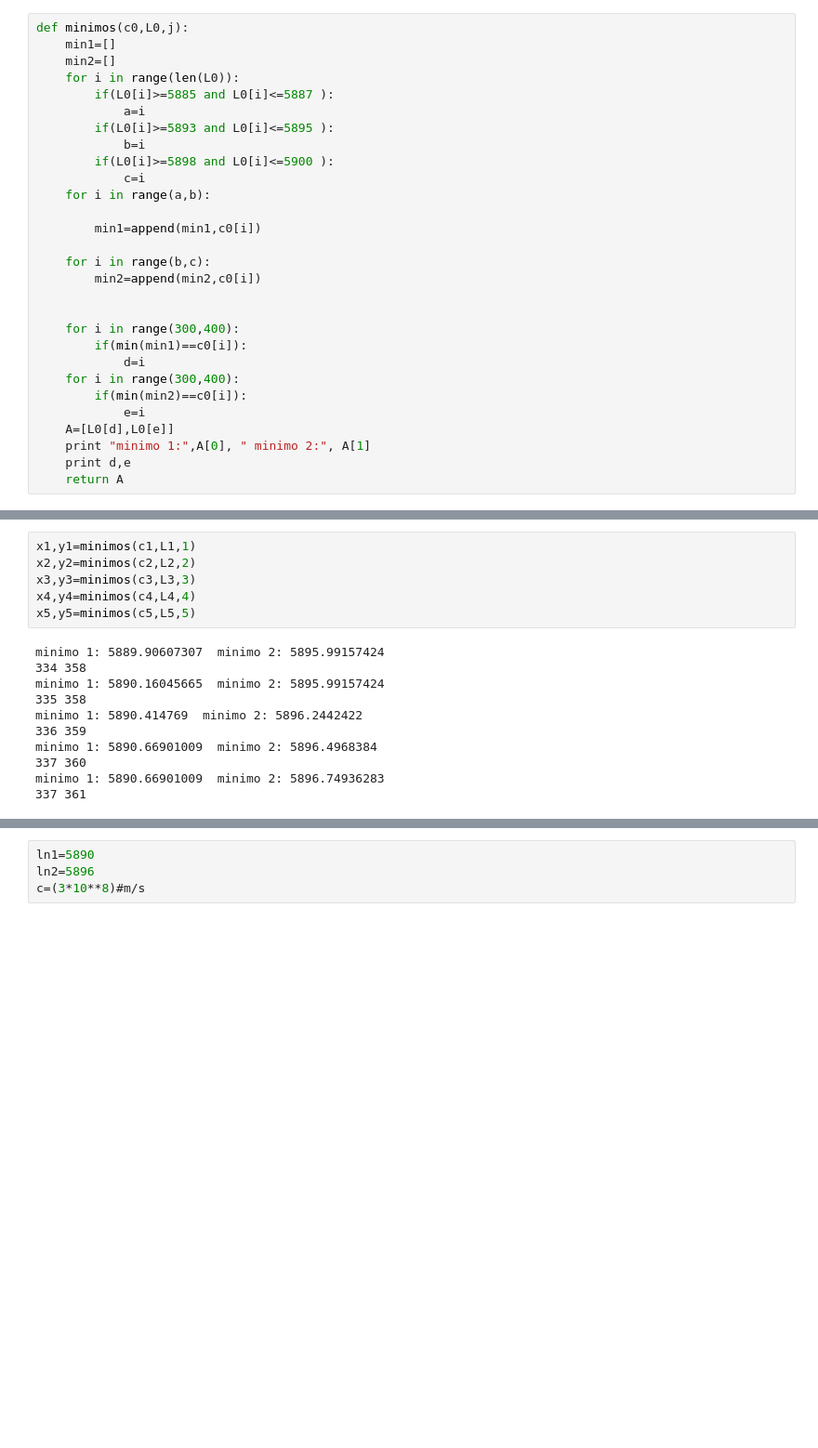
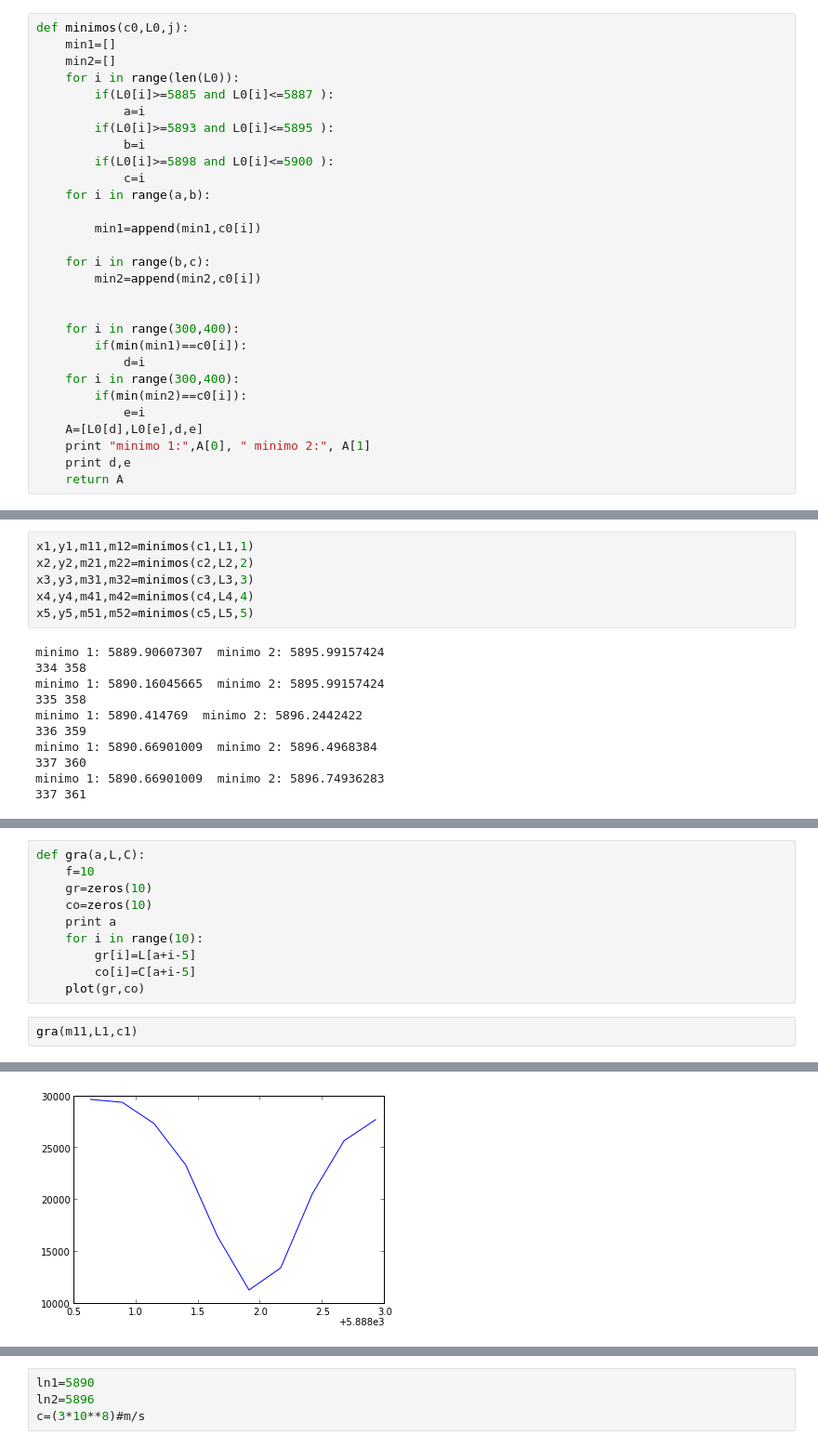
Before and after one commit to daniel-lozano/lab-intermedio, a Jupyter notebook: jupiter/espectros.ipynb, the cells around one changed output, grey strips where cells are left out. Shown: that part at 93% size. Drawn from its saved outputs; the diff is of its cells as text; blank space fills up the shorter version.

```diff
--- a/jupiter/espectros.ipynb
+++ b/jupiter/espectros.ipynb
@@ -127,7 +127,7 @@ def minimos(c0,L0,j):
     for i in range(300,400):
         if(min(min2)==c0[i]):
             e=i
-    A=[L0[d],L0[e]]
+    A=[L0[d],L0[e],d,e]
     print "minimo 1:",A[0], " minimo 2:", A[1]
     print d,e
     return A
@@ -139,9 +141,9 @@ minimo 1: 5889.90607307  minimo 2: 5895.99157424
 # %%
-x1,y1=minimos(c1,L1,1)
-x2,y2=minimos(c2,L2,2)
-x3,y3=minimos(c3,L3,3)
-x4,y4=minimos(c4,L4,4)
-x5,y5=minimos(c5,L5,5)
+x1,y1,m11,m12=minimos(c1,L1,1)
+x2,y2,m21,m22=minimos(c2,L2,2)
+x3,y3,m31,m32=minimos(c3,L3,3)
+x4,y4,m41,m42=minimos(c4,L4,4)
+x5,y5,m51,m52=minimos(c5,L5,5)
 # %% [output]
 minimo 1: 5889.90607307  minimo 2: 5895.99157424
 334 358
@@ -155,0 +238,13 @@ minimo 1: 5890.66901009  minimo 2: 5896.74936283
+# %%
+def gra(a,L,C):
+    f=10
+    gr=zeros(10)
+    co=zeros(10)
+    print a
+    for i in range(10):
+        gr[i]=L[a+i-5]
+        co[i]=C[a+i-5]
+    plot(gr,co)
+# %%
+gra(m11,L1,c1)
+# %% [output]
@@ -155,0 +252 @@ minimo 1: 5890.66901009  minimo 2: 5896.74936283
+[figure, added]
```
Also changed, not shown: parts of 9 cells of this notebook.
